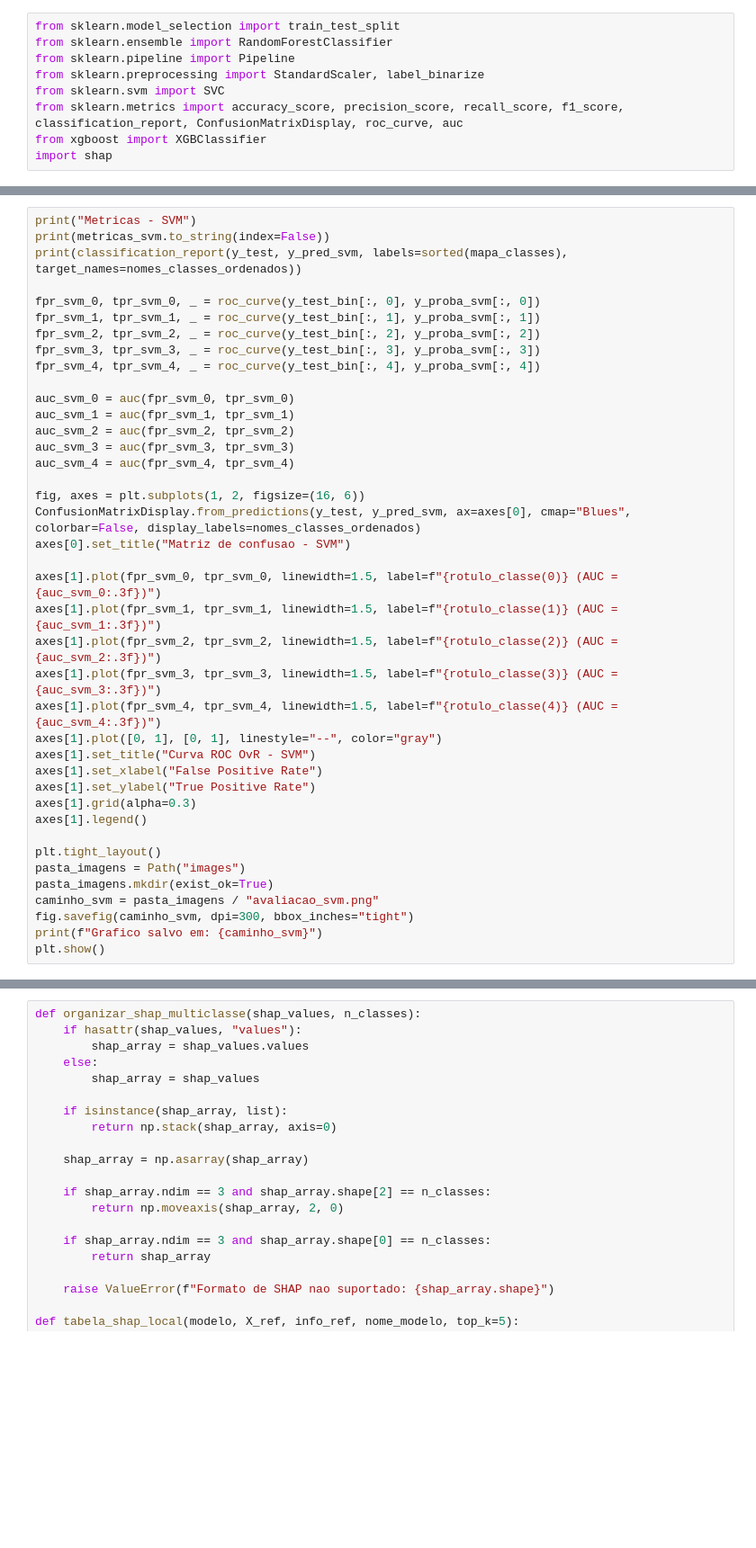
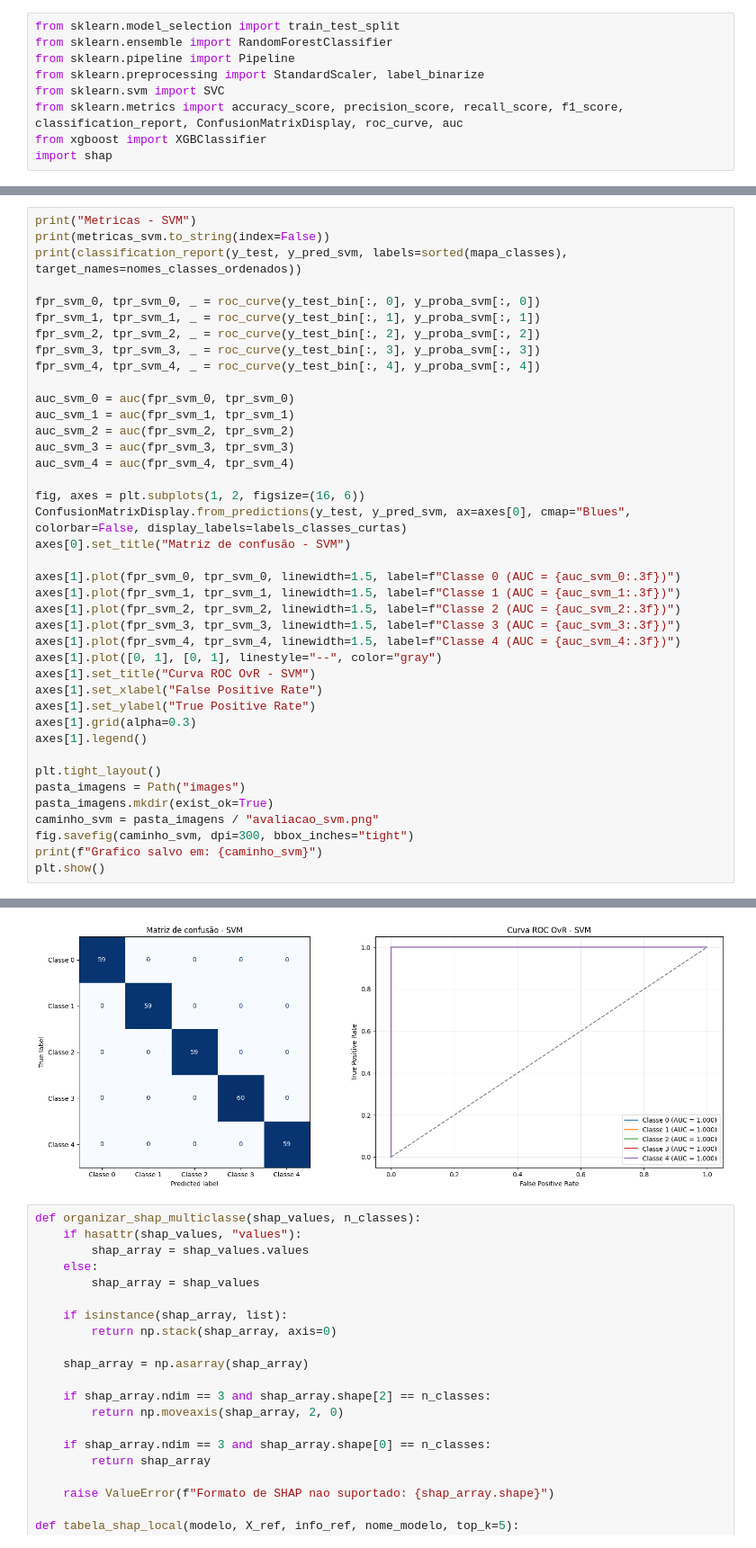
Before and after one commit to MateusZanco/predictive_maintenance_fft_ml_xai_llm, a Jupyter notebook: predictive_maintenance_fft_ml_xai_llm.ipynb, the cells around one changed output, grey strips where cells are left out. Shown at 90% size. Saved outputs shown, nothing was run; the diff lists cells and outputs as text; blank space fills up the shorter version.

```diff
--- a/predictive_maintenance_fft_ml_xai_llm.ipynb
+++ b/predictive_maintenance_fft_ml_xai_llm.ipynb
@@ -673,14 +817,14 @@ auc_svm_3 = auc(fpr_svm_3, tpr_svm_3)
 auc_svm_4 = auc(fpr_svm_4, tpr_svm_4)
 
 fig, axes = plt.subplots(1, 2, figsize=(16, 6))
-ConfusionMatrixDisplay.from_predictions(y_test, y_pred_svm, ax=axes[0], cmap="Blues", colorbar=False, display_labels=nomes_classes_ordenados)
-axes[0].set_title("Matriz de confusao - SVM")
+ConfusionMatrixDisplay.from_predictions(y_test, y_pred_svm, ax=axes[0], cmap="Blues", colorbar=False, display_labels=labels_classes_curtas)
+axes[0].set_title("Matriz de confusão - SVM")
 
-axes[1].plot(fpr_svm_0, tpr_svm_0, linewidth=1.5, label=f"{rotulo_classe(0)} (AUC = {auc_svm_0:.3f})")
-axes[1].plot(fpr_svm_1, tpr_svm_1, linewidth=1.5, label=f"{rotulo_classe(1)} (AUC = {auc_svm_1:.3f})")
-axes[1].plot(fpr_svm_2, tpr_svm_2, linewidth=1.5, label=f"{rotulo_classe(2)} (AUC = {auc_svm_2:.3f})")
-axes[1].plot(fpr_svm_3, tpr_svm_3, linewidth=1.5, label=f"{rotulo_classe(3)} (AUC = {auc_svm_3:.3f})")
-axes[1].plot(fpr_svm_4, tpr_svm_4, linewidth=1.5, label=f"{rotulo_classe(4)} (AUC = {auc_svm_4:.3f})")
+axes[1].plot(fpr_svm_0, tpr_svm_0, linewidth=1.5, label=f"Classe 0 (AUC = {auc_svm_0:.3f})")
+axes[1].plot(fpr_svm_1, tpr_svm_1, linewidth=1.5, label=f"Classe 1 (AUC = {auc_svm_1:.3f})")
+axes[1].plot(fpr_svm_2, tpr_svm_2, linewidth=1.5, label=f"Classe 2 (AUC = {auc_svm_2:.3f})")
+axes[1].plot(fpr_svm_3, tpr_svm_3, linewidth=1.5, label=f"Classe 3 (AUC = {auc_svm_3:.3f})")
+axes[1].plot(fpr_svm_4, tpr_svm_4, linewidth=1.5, label=f"Classe 4 (AUC = {auc_svm_4:.3f})")
 axes[1].plot([0, 1], [0, 1], linestyle="--", color="gray")
 axes[1].set_title("Curva ROC OvR - SVM")
 axes[1].set_xlabel("False Positive Rate")
@@ -695,3 +839,4 @@ caminho_svm = pasta_imagens / "avaliacao_svm.png"
 fig.savefig(caminho_svm, dpi=300, bbox_inches="tight")
 print(f"Grafico salvo em: {caminho_svm}")
 plt.show()
+# %% [output]
@@ -698,3 +859,4 @@ plt.show()
+[figure, added]
 # %%
 def organizar_shap_multiclasse(shap_values, n_classes):
     if hasattr(shap_values, "values"):
```
Also changed, not shown: parts of 22 cells of this notebook, 3 other files.
